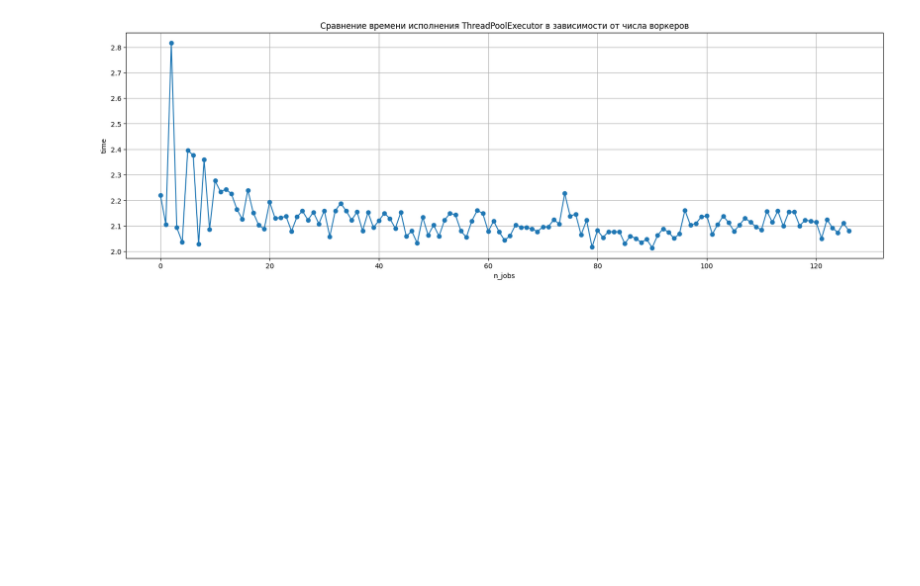
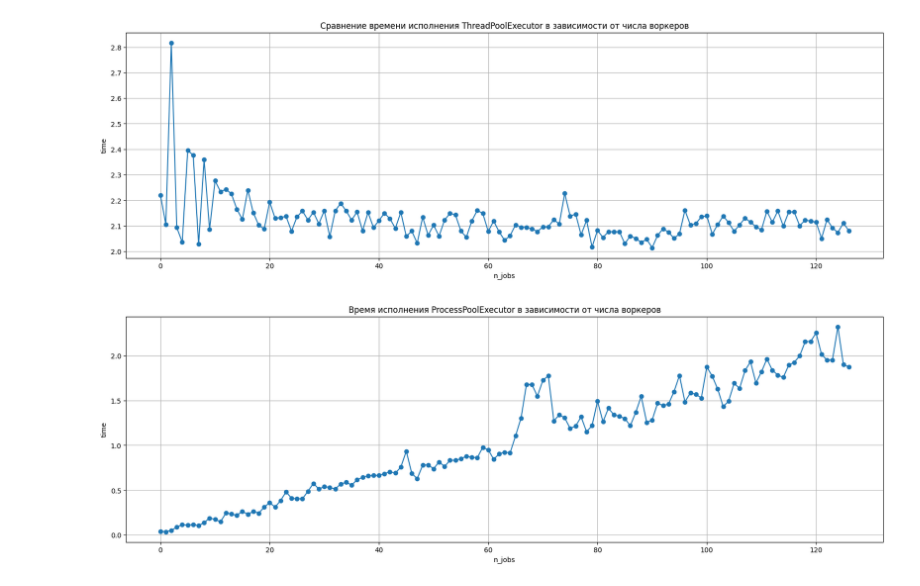
Before and after one commit to KaroUniform/master-itmo-python-2024, a Jupyter notebook: task-4.2-integrate/src/dev.ipynb, the cells around one changed output. Drawn from its saved outputs; the diff is of its cells as text; code cells hidden in the pictures; blank space fills up the shorter version.

```diff
--- a/task-4.2-integrate/src/dev.ipynb
+++ b/task-4.2-integrate/src/dev.ipynb
@@ -29,3 +29,20 @@ plt.grid(True)
 plt.show()
 # %% [output]
 [figure]
+# %%
+results = []
+for i in tqdm(range(1, cpu*2)):
+    results.append(p_integrate(test_function, 0, math.pi/2, n_jobs=i))
+# %%
+x = [item[1] for item in results]
+
+
+plt.figure(figsize=(20, 6))
+plt.plot(x, 'o-')
+plt.xlabel('n_jobs')
+plt.ylabel('time')
+plt.title('Время исполнения ProcessPoolExecutor в зависимости от числа воркеров')
+plt.grid(True)
+plt.show()
+# %% [output]
+[figure, added]
```
Also changed, not shown: parts of 1 cell of this notebook, 18 other files.
